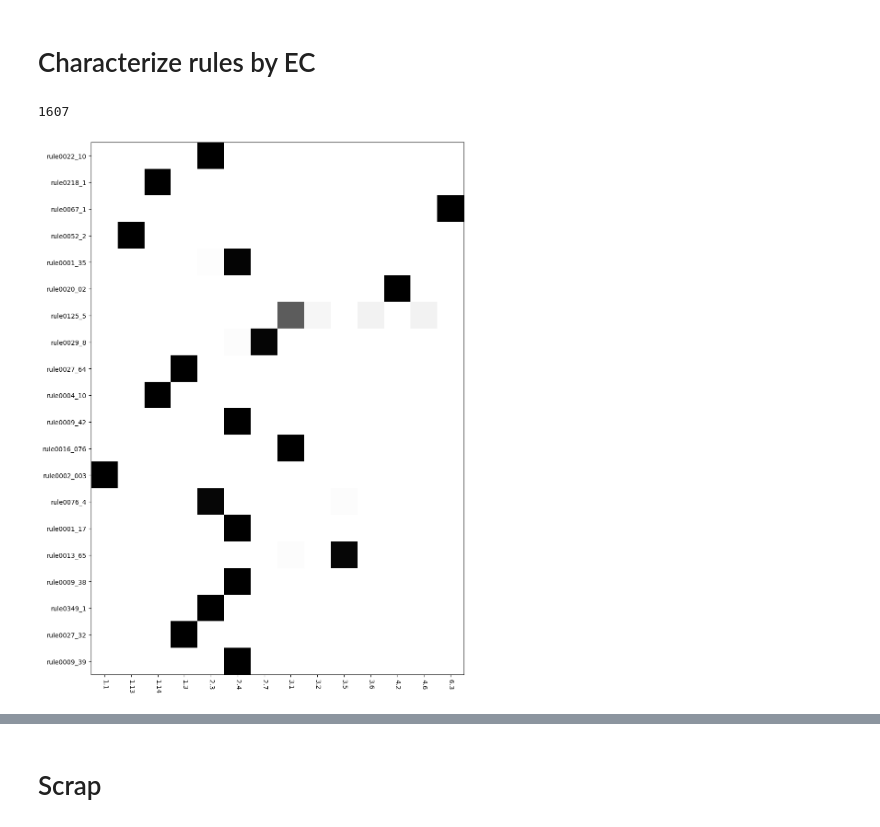
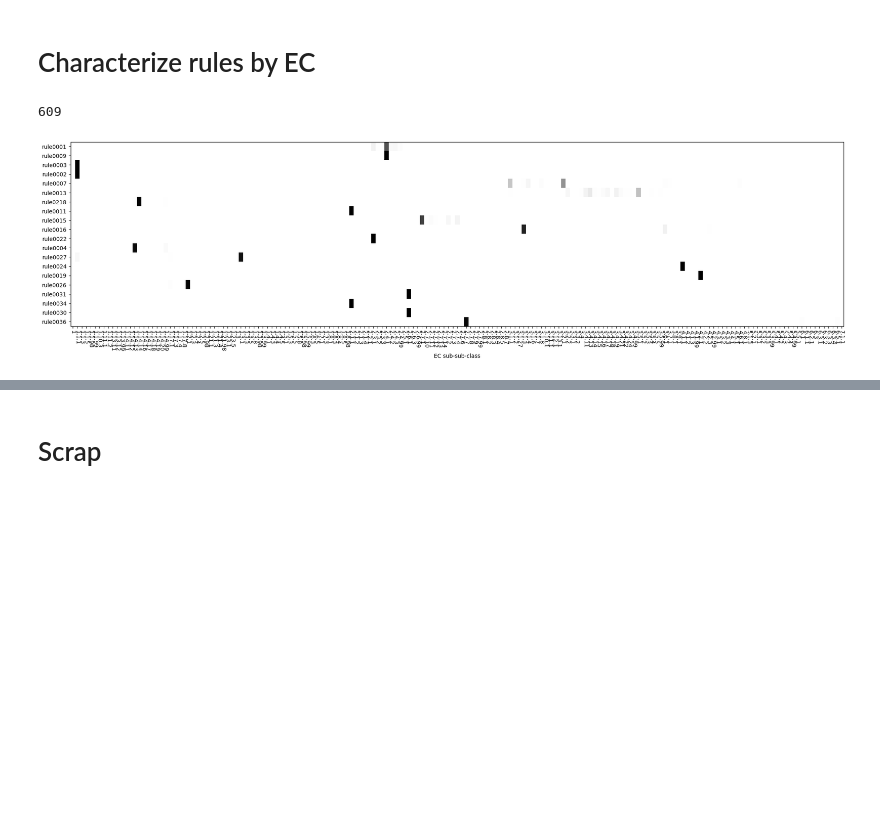
Before and after one commit to stefanpate/reaction-mapping, a Jupyter notebook: analysis_data_wrangling/analyze_mapping.ipynb, the cells around one changed output, grey strips where cells are left out. Saved outputs shown, nothing was run; the diff lists cells and outputs as text; code cells hidden in the pictures; blank space fills up the shorter version.

```diff
--- a/analysis_data_wrangling/analyze_mapping.ipynb
+++ b/analysis_data_wrangling/analyze_mapping.ipynb
@@ -64,9 +67,11 @@ with open(rules_path, 'r') as f:
         all_rules.append(row[0])
 
 all_rules = all_rules[1:]
+rule_df = pd.read_csv(rules_path, delimiter='\t')
+rule_df.set_index('Name', inplace=True)
 # %%
 # Load mapping
-suffix = '_mc_221214_min_rules_enforce_cof.csv' #_mc_v21_imt_rules_enforce_cof.csv
+suffix = '_mc_v21_min_rules_enforce_cof.csv' # _mc_221214_imt_rules_enforce_cof.csv
 mapping_path = '../mapping/results/mapping' + suffix
 missing_path = '../mapping/results/missing_smiles' + suffix
 parse_path = '../mapping/results/smiles_parse_issues' + suffix
@@ -453,0 +486,10 @@ RXN-17712 rule0133 ['rule0133']
+# %%
+ct_cof_class = {}
+for k,v in paired_cof.items():
+    if v[0] not in ct_cof_class:
+        ct_cof_class[v[0]] = 1
+    else:
+        ct_cof_class[v[0]] += 1
+
+for k,v in ct_cof_class.items():
+    print(k, v)
@@ -545,44 +649,57 @@ for i, elt in enumerate(mapped_rxns): # Iterate over mapped, unmapped lists
                 rule2ecs[elt2][2].append('.'.join(this_ec[:3])) # third digit
                 rule2ecs[elt2][3].append('.'.join(this_ec)) # Full EC
 
+# Count
 temp = {}
 for k, v in rule2ecs.items():
     temp[k] = [dict(Counter(elt)) for elt in v]
 rule2ecs = temp
+
+# Sort according to mappiest
+temp = {}
+for elt in rules:
+    if elt in rule2ecs.keys():
+        temp[elt] = rule2ecs[elt]
+rule2ecs = temp
+
 len(rule2ecs.keys())
 # %% [output]
-1607
+609
 # %%
-n = 20
-top_n_rules = rules[:n]
+n = 20 # Plot top n
+rules_w_ec = list(rule2ecs.keys())
 
 # Get all ECs at some digit level
-level = 1 # Zero indexed
+level = 2 # Zero indexed
 digits = []
-for elt in top_n_rules:
-    digits += list(rule2ecs[elt][level].keys())
+for k, v in rule2ecs.items():
+    digits += list(v[level].keys())
 
 digits = sorted(list(set(digits)))
 
 digit_cts = []
-for i, elt in enumerate(top_n_rules):
+for i, elt in enumerate(rule2ecs.keys()):
     digit_cts.append([])
     for elt2 in digits:
         if elt2 in rule2ecs[elt][level]:
             digit_cts[i].append(rule2ecs[elt][level][elt2])
         else:
             digit_cts[i].append(0)
 
 digit_cts = np.array(digit_cts)
 digit_cts = digit_cts / digit_cts.sum(axis=1).reshape(-1,1)
+# digit_cts = np.nan_to_num(digit_cts)
 
-fig, ax = plt.subplots(figsize=(15,15))
-ax.imshow(digit_cts, cmap='Greys')
+top_n_digit_cts = digit_cts[:n]
+top_n_rules = rules_w_ec[:n]
+
+fig, ax = plt.subplots(figsize=(25,6))
+ax.imshow(top_n_digit_cts, vmin=0, vmax=1, cmap='Greys', aspect='auto')
 ax.set_xticks(np.arange(len(digits)))
 ax.set_xticklabels(digits, rotation=-90)
 ax.set_yticks(np.arange(len(top_n_rules)))
 ax.set_yticklabels(top_n_rules)
-
+ax.set_xlabel('EC sub-sub-class')
 plt.show()
 # %% [output]
-[figure, old version]
+[figure, new version]
```
Also changed, not shown: parts of 45 cells of this notebook, 16 other files.
